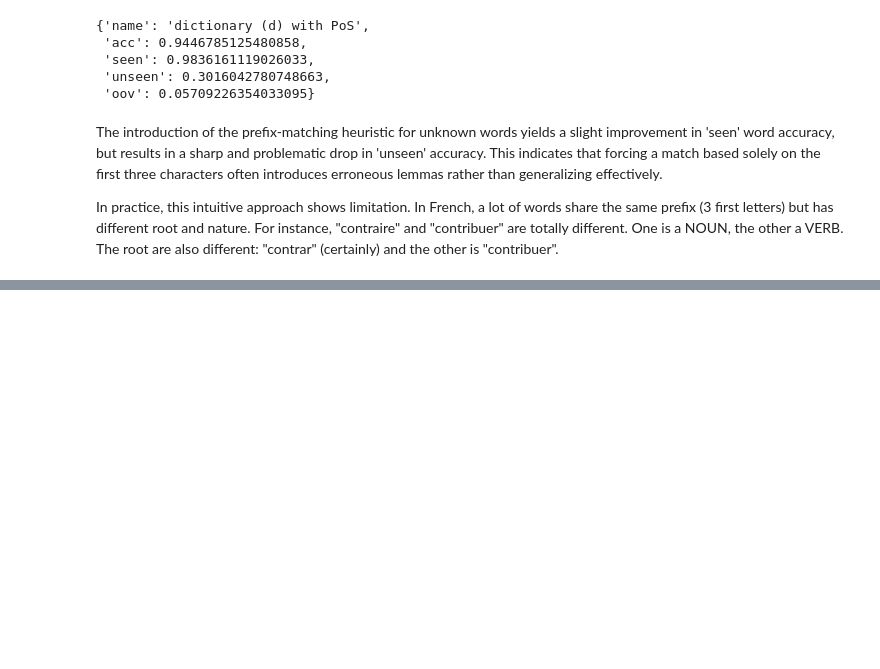
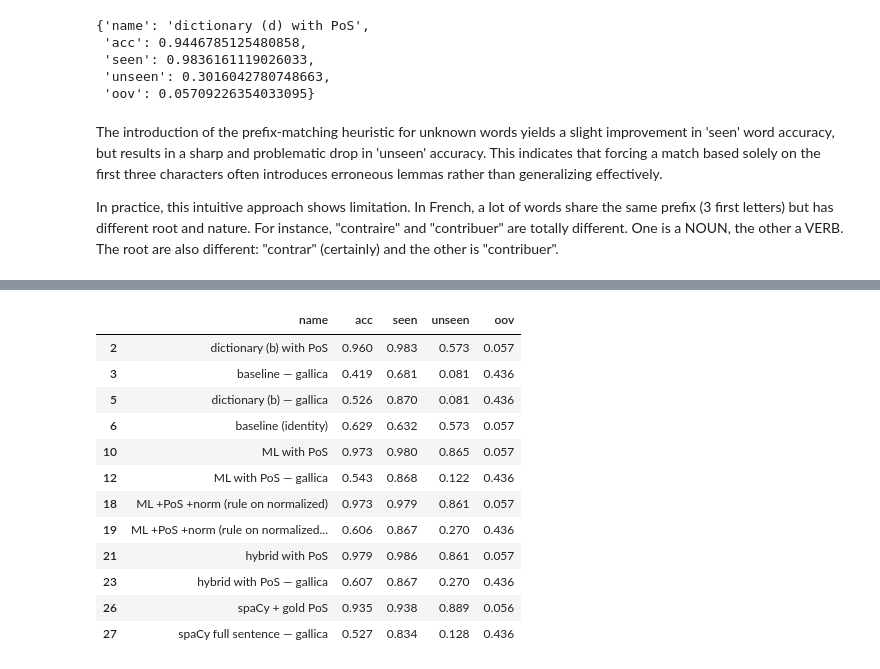
Before and after one commit to JulieDornat/NLP-Today, a Jupyter notebook: TP2/lemmatization-clean.ipynb, the cells around one changed output, grey strips where cells are left out. Saved outputs shown, nothing was run; the diff lists cells and outputs as text; code cells hidden in the pictures; blank space fills up the shorter version.

```diff
--- a/TP2/lemmatization-clean.ipynb
+++ b/TP2/lemmatization-clean.ipynb
@@ -388,0 +820,25 @@ In practice, this intuitive approach shows limitation. In French, a lot of words
+# %%
+import pandas as pd
+KEEP = ["baseline (identity)", "dictionary (b) with PoS", "ML with PoS",
+        "ML +PoS +norm (rule on normalized)", "hybrid with PoS", "spaCy + gold PoS",
+        "baseline — gallica", "dictionary (b) — gallica", "ML with PoS — gallica",
+        "ML +PoS +norm (rule on normalized) — gallica", "hybrid with PoS — gallica",
+        "spaCy full sentence — gallica"]
+
+df = pd.DataFrame(RESULTS).drop_duplicates("name", keep="last")
+df = df[df.name.isin(KEEP)][["name", "acc", "seen", "unseen", "oov"]].round(3)
+display(df)
+# %% [output]
+|  | name | acc | seen | unseen | oov |
+| 2 | dictionary (b) with PoS | 0.960 | 0.983 | 0.573 | 0.057 |
+| 3 | baseline — gallica | 0.419 | 0.681 | 0.081 | 0.436 |
+| 5 | dictionary (b) — gallica | 0.526 | 0.870 | 0.081 | 0.436 |
+| 6 | baseline (identity) | 0.629 | 0.632 | 0.573 | 0.057 |
+| 10 | ML with PoS | 0.973 | 0.980 | 0.865 | 0.057 |
+| 12 | ML with PoS — gallica | 0.543 | 0.868 | 0.122 | 0.436 |
+| 18 | ML +PoS +norm (rule on normalized) | 0.973 | 0.979 | 0.861 | 0.057 |
+| 19 | ML +PoS +norm (rule on normalized... | 0.606 | 0.867 | 0.270 | 0.436 |
+| 21 | hybrid with PoS | 0.979 | 0.986 | 0.861 | 0.057 |
+| 23 | hybrid with PoS — gallica | 0.607 | 0.867 | 0.270 | 0.436 |
+| 26 | spaCy + gold PoS | 0.935 | 0.938 | 0.889 | 0.056 |
+| 27 | spaCy full sentence — gallica | 0.527 | 0.834 | 0.128 | 0.436 |
```
Also changed, not shown: parts of 22 cells of this notebook.
